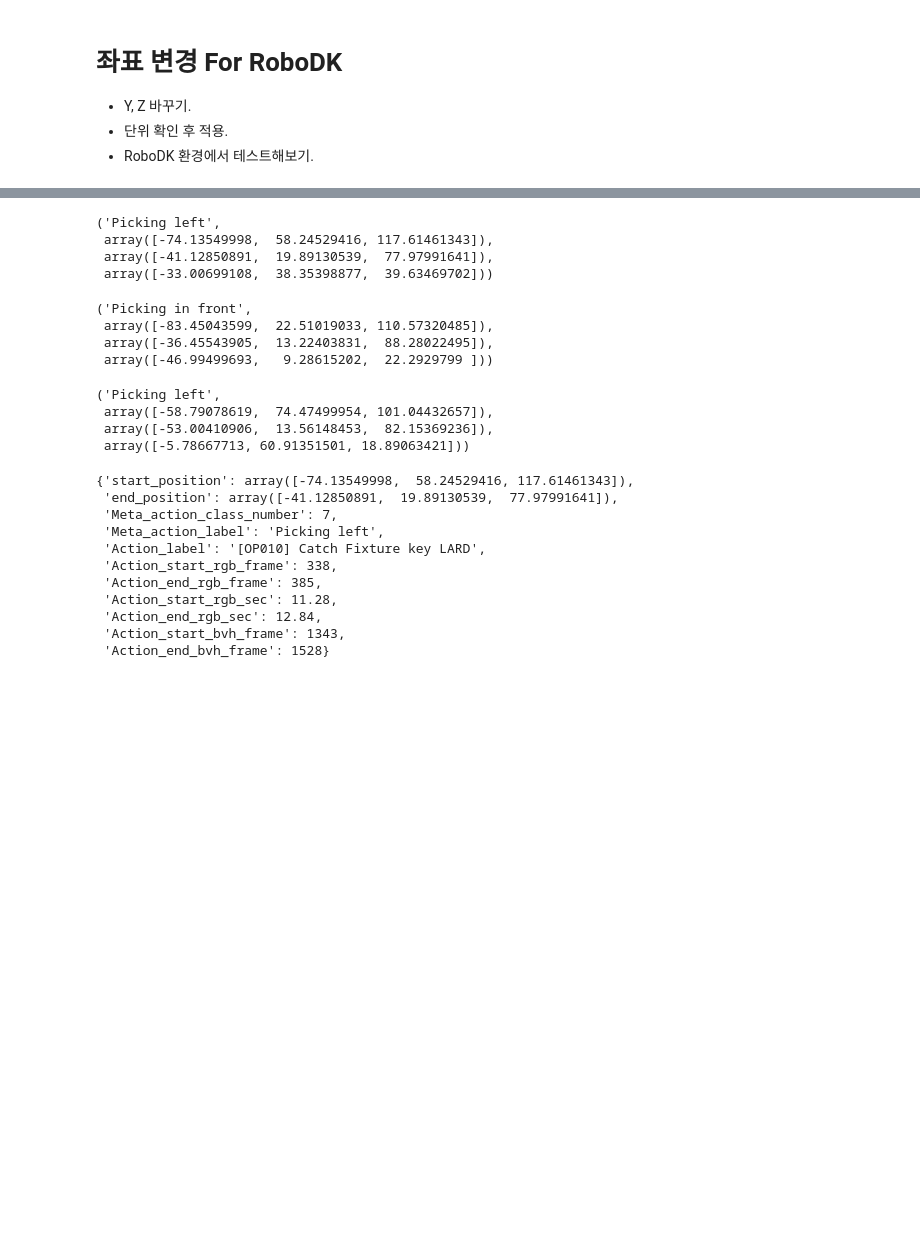
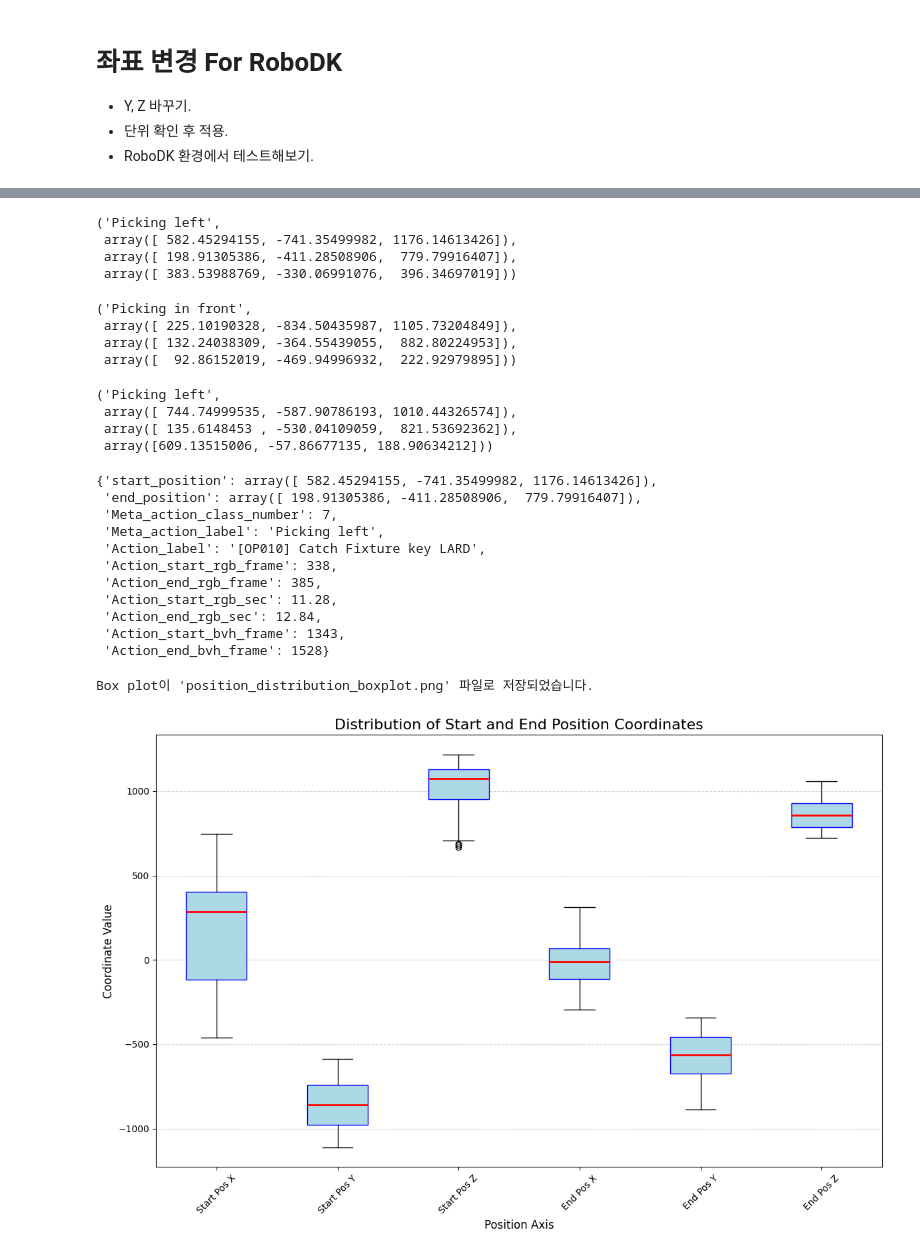
Before and after one commit to Maeng-Su/In-HARD, a Jupyter notebook: maeng/skeleton_data/bvh_preprocess2.ipynb, the cells around one changed output, grey strips where cells are left out. Saved outputs shown, nothing was run; the diff lists cells and outputs as text; code cells hidden in the pictures; blank space fills up the shorter version.

```diff
--- a/maeng/skeleton_data/bvh_preprocess2.ipynb
+++ b/maeng/skeleton_data/bvh_preprocess2.ipynb
@@ -1008,8 +1008,14 @@ def change_position_for_robodk(position, scale_factor=0.5732):
     position[1] = position[2]
     position[2] = temp
 
-    # scale_factor 적용
-    changed_positon = position * scale_factor
+    # X, Y 바꾸기
+    # 우리가 초기 세팅한 로봇의 기준 축이 X와 Y를 바꿔야 한다.
+    temp = position[0]
+    position[0] = position[1]
+    position[1] = temp
+
+    # scale_factor 적용 & mm로 단위 변환
+    changed_positon = position * scale_factor * 10
 
     return changed_positon
 # %%
@@ -1074,28 +1080,28 @@ start_position=array([-86.12622879,  32.89561794, 121.67405775]), end_position=a
 result[0]['Meta_action_label'], result[0]['start_position'], result[0]['end_position'], result[0]['start_position'] - result[0]['end_position']
 # %% [output]
 ('Picking left',
- array([-74.13549998,  58.24529416, 117.61461343]),
- array([-41.12850891,  19.89130539,  77.97991641]),
- array([-33.00699108,  38.35398877,  39.63469702]))
+ array([ 582.45294155, -741.35499982, 1176.14613426]),
+ array([ 198.91305386, -411.28508906,  779.79916407]),
+ array([ 383.53988769, -330.06991076,  396.34697019]))
 # %%
 result[1]['Meta_action_label'], result[1]['start_position'], result[1]['end_position'], result[1]['start_position'] - result[1]['end_position']
 # %% [output]
 ('Picking in front',
- array([-83.45043599,  22.51019033, 110.57320485]),
- array([-36.45543905,  13.22403831,  88.28022495]),
- array([-46.99499693,   9.28615202,  22.2929799 ]))
+ array([ 225.10190328, -834.50435987, 1105.73204849]),
+ array([ 132.24038309, -364.55439055,  882.80224953]),
+ array([  92.86152019, -469.94996932,  222.92979895]))
 # %%
 result[2]['Meta_action_label'], result[2]['start_position'], result[2]['end_position'], result[2]['start_position'] - result[2]['end_position']
 # %% [output]
 ('Picking left',
- array([-58.79078619,  74.47499954, 101.04432657]),
- array([-53.00410906,  13.56148453,  82.15369236]),
- array([-5.78667713, 60.91351501, 18.89063421]))
+ array([ 744.74999535, -587.90786193, 1010.44326574]),
+ array([ 135.6148453 , -530.04109059,  821.53692362]),
+ array([609.13515006, -57.86677135, 188.90634212]))
 # %%
 result[0]
 # %% [output]
-{'start_position': array([-74.13549998,  58.24529416, 117.61461343]),
- 'end_position': array([-41.12850891,  19.89130539,  77.97991641]),
+{'start_position': array([ 582.45294155, -741.35499982, 1176.14613426]),
+ 'end_position': array([ 198.91305386, -411.28508906,  779.79916407]),
  'Meta_action_class_number': 7,
  'Meta_action_label': 'Picking left',
  'Action_label': '[OP010] Catch Fixture key LARD',
@@ -1105,3 +1111,43 @@ result[0]
  'Action_end_rgb_sec': 12.84,
  'Action_start_bvh_frame': 1343,
  'Action_end_bvh_frame': 1528}
+# %%
+import pandas as pd
+import numpy as np
+import matplotlib.pyplot as plt
+
+# 1. result 리스트를 Pandas DataFrame으로 변환합니다.
+df_result = pd.DataFrame(result)
+
+# 2. 'start_position'과 'end_position' 열(column)을 각각 X, Y, Z 열로 분리합니다.
+# .tolist()를 사용하면 리스트 형태의 데이터를 효율적으로 분리할 수 있습니다.
+start_coords = pd.DataFrame(df_result['start_position'].tolist(), columns=['Start Pos X', 'Start Pos Y', 'Start Pos Z'])
+end_coords = pd.DataFrame(df_result['end_position'].tolist(), columns=['End Pos X', 'End Pos Y', 'End Pos Z'])
+
+# 3. 시각화에 사용할 DataFrame을 하나로 합칩니다.
+plot_df = pd.concat([start_coords, end_coords], axis=1)
+
+# 4. Box Plot을 생성합니다.
+plt.style.use('default') # 스타일 초기화
+plt.figure(figsize=(12, 8)) # 그래프 크기 조절
+
+# DataFrame을 직접 전달하여 6개의 박스플롯을 한 번에 그립니다.
+plt.boxplot(plot_df.values, labels=plot_df.columns, patch_artist=True,
+            boxprops=dict(facecolor='lightblue', color='blue'),
+            medianprops=dict(color='red', linewidth=2))
+
+# 5. 그래프 제목 및 라벨 설정
+plt.title('Distribution of Start and End Position Coordinates', fontsize=16)
+plt.ylabel('Coordinate Value', fontsize=12)
+plt.xlabel('Position Axis', fontsize=12)
+plt.xticks(rotation=45) # X축 라벨이 겹치지 않도록 45도 회전
+plt.grid(True, axis='y', linestyle='--', alpha=0.6) # Y축 그리드 추가
+
+# 6. 그래프를 이미지 파일로 저장하고 출력합니다.
+plt.tight_layout() # 레이아웃 최적화
+# plt.savefig("position_distribution_boxplot.png")
+print("Box plot이 'position_distribution_boxplot.png' 파일로 저장되었습니다.")
+# plt.show() # .ipynb 환경에서는 이 줄이 없어도 그래프가 표시됩니다.
+# %% [output]
+Box plot이 'position_distribution_boxplot.png' 파일로 저장되었습니다.
+[figure, added]
```
Also changed, not shown: parts of 8 cells of this notebook.
